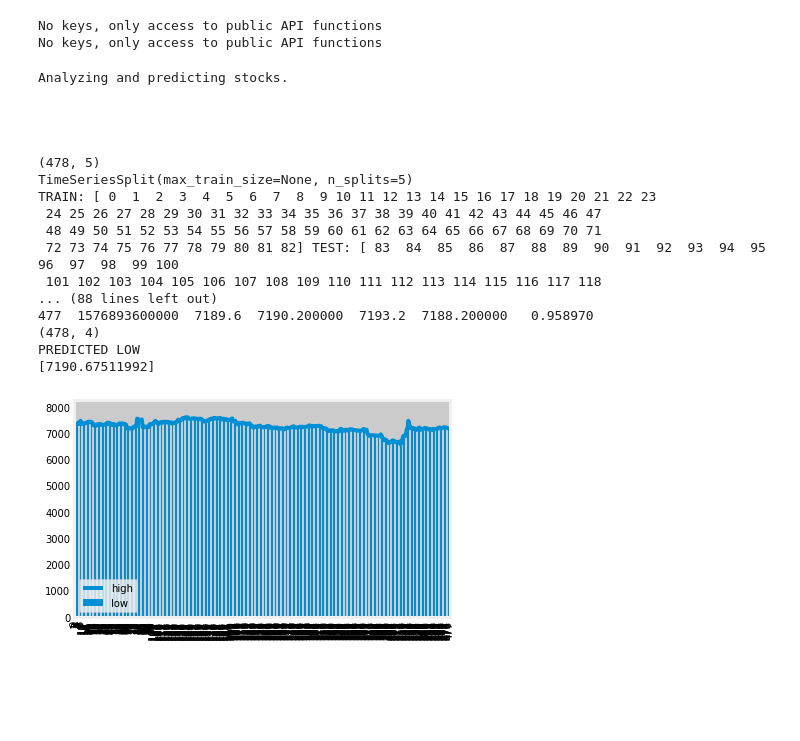
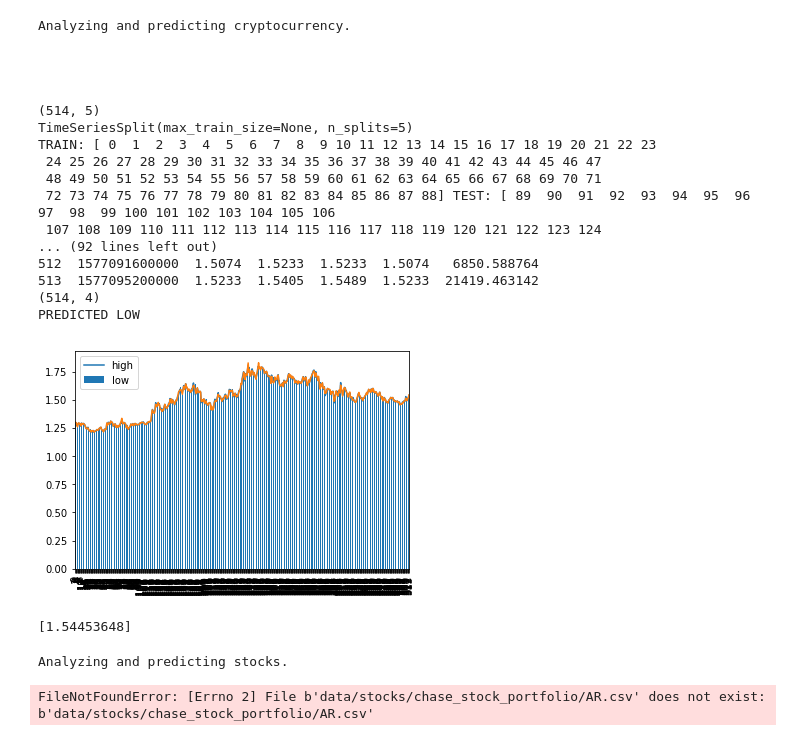
Before and after one commit to CalvinGreen94/portfolio_management, a Jupyter notebook: Linear_Reg__.ipynb, the cells around one changed output. Saved outputs shown, nothing was run; the diff lists cells and outputs as text; code cells hidden in the pictures; blank space fills up the shorter version.

```diff
--- a/Linear_Reg__.ipynb
+++ b/Linear_Reg__.ipynb
@@ -6,10 +6,6 @@ import matplotlib.pyplot as plt
 import pandas as pd
 from sklearn.preprocessing import MinMaxScaler
 from sklearn.ensemble import AdaBoostRegressor
-plotly.tools.set_credentials_file(username='Gamma-AI1011', api_key='KoXH9I7ffpwUueVaa7TT')
-# %% [output]
-No keys, only access to public API functions
-No keys, only access to public API functions
 # %%
 def read_crypto_data(data,bata):
     print('Analyzing and predicting cryptocurrency. \n\n\n\n')
@@ -71,43 +67,44 @@ def read_crypto_data(data,bata):
 #     close = bata['close']
 #     trace = go.Candlestick(x=X_test,
 #                     open=open,
 #                     high=high,
 #                     low=low,
 #                     close=close)
 
 #     layout = go.Layout(
 #         xaxis = dict(
 #             rangeslider = dict(
 #                 visible = False
 #             )
 #         )
 #     )
 #     data = [trace]
 
 #     fig = go.Figure(data=data,layout=layout)
 #     py.iplot(fig, filename='simple_candlestick_without_range_slider')
 
     return
-read_data('data/crypto/chase/bitfinex_btcusd.csv','data/crypto/chase/bitfinex_btcusd.csv')
+read_crypto_data('data/crypto/crypto_portfolio//bitfinex_xtzusd.csv','data/crypto/crypto_portfolio//bitfinex_xtzusd.csv')
 # %% [output]
-Analyzing and predicting stocks.
+Analyzing and predicting cryptocurrency.
 
 
 
 
-(478, 5)
+(514, 5)
 TimeSeriesSplit(max_train_size=None, n_splits=5)
 TRAIN: [ 0  1  2  3  4  5  6  7  8  9 10 11 12 13 14 15 16 17 18 19 20 21 22 23
  24 25 26 27 28 29 30 31 32 33 34 35 36 37 38 39 40 41 42 43 44 45 46 47
  48 49 50 51 52 53 54 55 56 57 58 59 60 61 62 63 64 65 66 67 68 69 70 71
- 72 73 74 75 76 77 78 79 80 81 82] TEST: [ 83  84  85  86  87  88  89  90  91  92  93  94  95  96  97  98  99 100
- 101 102 103 104 105 106 107 108 109 110 111 112 113 114 115 116 117 118
-... (88 lines left out)
-477  1576893600000  7189.6  7190.200000  7193.2  7188.200000   0.958970
-(478, 4)
+ 72 73 74 75 76 77 78 79 80 81 82 83 84 85 86 87 88] TEST: [ 89  90  91  92  93  94  95  96  97  98  99 100 101 102 103 104 105 106
+ 107 108 109 110 111 112 113 114 115 116 117 118 119 120 121 122 123 124
+... (92 lines left out)
+512  1577091600000  1.5074  1.5233  1.5233  1.5074   6850.588764
+513  1577095200000  1.5233  1.5405  1.5489  1.5233  21419.463142
+(514, 4)
 PREDICTED LOW
-[7190.67511992]
-[figure, old version]
+[figure, new version]
+[1.54453648]
 # %%
 def read_stocks_data(data,bata):
     print('Analyzing and predicting stocks. \n\n\n\n')
@@ -157,6 +154,9 @@ def read_stocks_data(data,bata):
     date = bata['Date']
     print('PREDICTED Low')
     y = reg.predict(future_x)
+    plt.plot(y)
+    plt.show()
+    plt.close()
 #     data = [go.Scatter(x=date, y=y)]
     print(y[-1:])
 #     py.iplot(data, filename = 'Date-series-simple')
@@ -183,4 +183,7 @@ def read_stocks_data(data,bata):
 #     py.iplot(fig, filename='simple_candlestick_without_range_slider')
 
     return
-read_data('data/stocks/chase_stock_portfolio/AR.csv','data/stocks/chase_stock_portfolio/AR.csv')
+read_stocks_data('data/stocks/stocks_portfolio/AR.csv','data/stocks/stocks_portfolio/AR.csv')
+# %% [output]
+Analyzing and predicting stocks.
+FileNotFoundError: [Errno 2] File b'data/stocks/chase_stock_portfolio/AR.csv' does not exist: b'data/stocks/chase_stock_portfolio/AR.csv'
```
